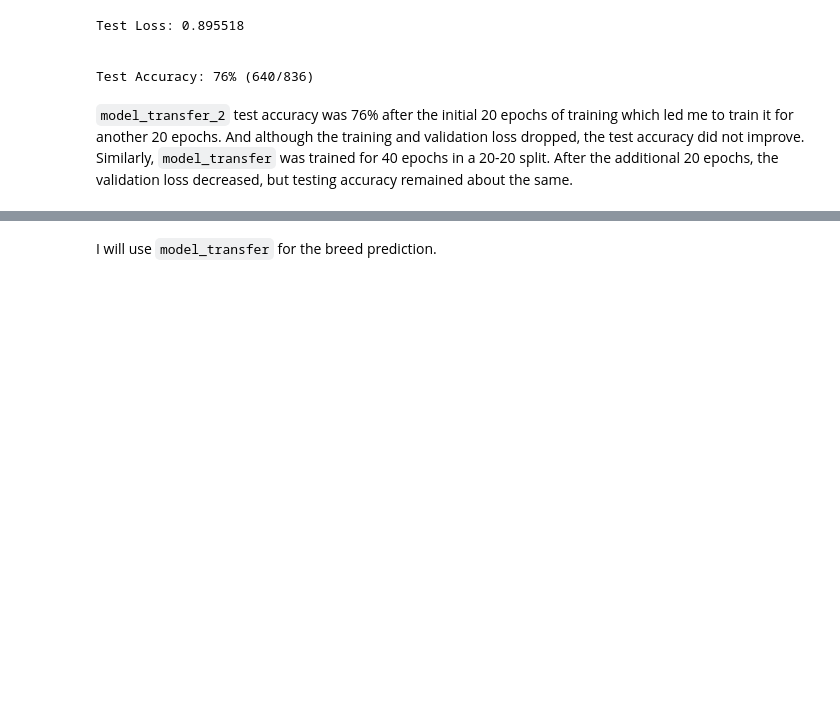
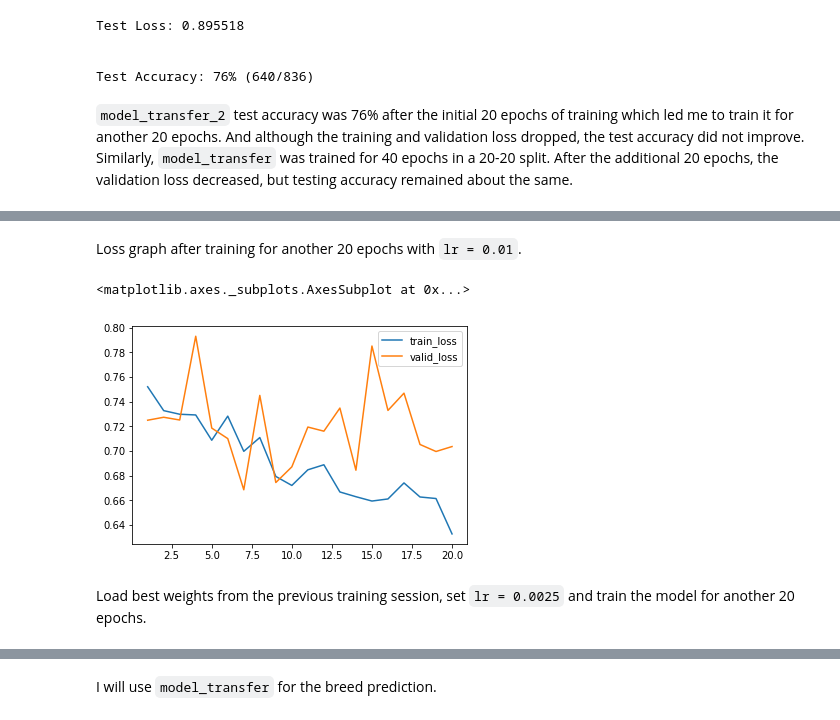
Before and after one commit to Stas-Medvedev/Dog-breed-classifier, a Jupyter notebook: dog_app.ipynb, the cells around one changed output, grey strips where cells are left out. Saved outputs shown, nothing was run; the diff lists cells and outputs as text; code cells hidden in the pictures; blank space fills up the shorter version.

````diff
--- a/dog_app.ipynb
+++ b/dog_app.ipynb
@@ -1018,0 +1026,11 @@ Test Accuracy: 76% (640/836)
+# %%
+import torch.nn as nn
+
+model_transfer_3.fc = nn.Linear(2048, 133, bias = True)
+
+if use_cuda:
+    model_transfer_3.cuda()
+# %%
+import torch.optim as optim
+criterion_transfer_3 = nn.CrossEntropyLoss()
+optimizer_transfer_3 = optim.SGD(model_transfer_3.fc.parameters(), lr = 0.0001)
@@ -1018,0 +1103,5 @@ Test Accuracy: 76% (640/836)
+# %%
+# train the model
+model_transfer_3, loss_df_transfer_3 = train(20, loaders_model_transfer_3, model_transfer_3,
+                                             optimizer_transfer_3, criterion_transfer_3,
+                                             use_cuda, 'model_transfer_3.pt')
@@ -1018,0 +1126,9 @@ Test Accuracy: 76% (640/836)
+# %% [markdown]
+Loss graph after training for another 20 epochs with ```lr = 0.01```.
+# %%
+loss_df_transfer_3.plot()
+# %% [output]
+<matplotlib.axes._subplots.AxesSubplot at 0x...>
+[figure, added]
+# %% [markdown]
+Load best weights from the previous training session, set ```lr = 0.0025``` and train the model for another 20 epochs.
````
Also changed, not shown: parts of 24 cells of this notebook.
